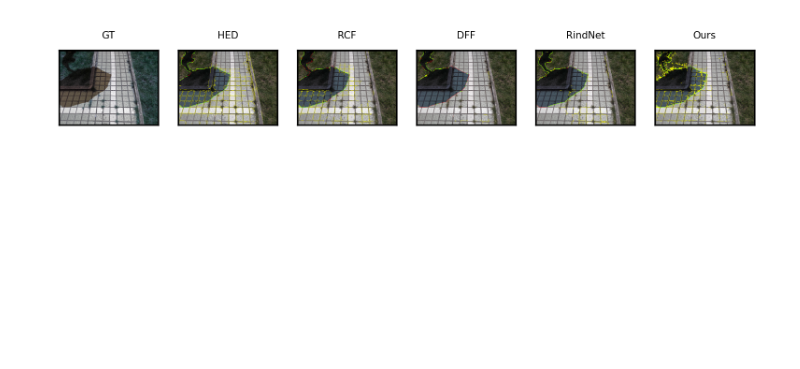
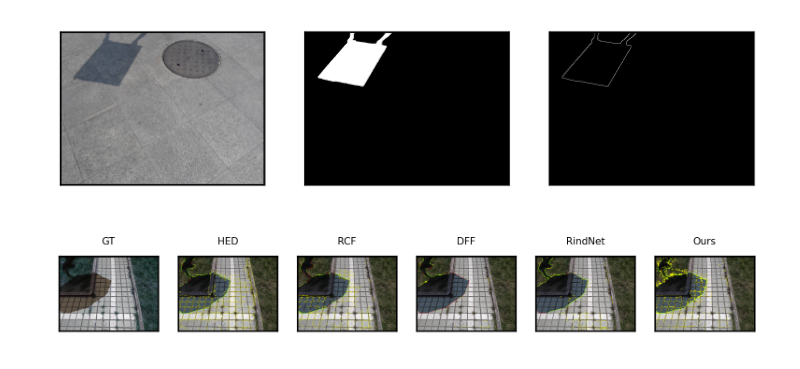
Before and after one commit to Daniellli/ECT, a Jupyter notebook: jupyters/istd_qualitative.ipynb, the cells around one changed output. Saved outputs shown, nothing was run; the diff lists cells and outputs as text; code cells hidden in the pictures; blank space fills up the shorter version.

Commit message:
prepare the qualitative result done

```diff
--- a/jupyters/istd_qualitative.ipynb
+++ b/jupyters/istd_qualitative.ipynb
@@ -89,6 +89,18 @@ class ISTDQualitativeSelector:
         image,gt_edge_map  = self.dataset.getitem(self.dataset.name2idx(name+".png"))
         gt_edge_map = gt_edge_map/255
         return image,gt_edge_map
+
+
+
+    def get_origin_data_all(self,idx):
+        name = self.name_list[idx]
+
+
+        image,shadow_mask,gt_edge_map  = self.dataset.getitem_all(self.dataset.name2idx(name+".png"))
+
+        gt_edge_map = gt_edge_map/255
+
+        return image,shadow_mask,gt_edge_map
 
     def getitem(self,idx):
         name = self.name_list[idx]
@@ -189,3 +201,25 @@ ours_selector = ISTDQualitativeSelector('/home/DISCOVER_summer2022/xusc/exp/Cerb
+# %%
+
+
+save_dir='logs/data/istd'
+make_dir(save_dir)
+
+
+def generate_data_qualitatives(drawer):
+    best_list = drawer.get_best_image()
+
+    for name, details in best_list[:100]:
+        idx = drawer.name2idx(name)
+        image,gt_edge_mask,gt_edge_map = drawer.get_origin_data_all(idx)
+        image= image[:,:,::-1]
+
+        tmp_list = [image,gt_edge_mask,gt_edge_map]
+        save_name = join(save_dir,'%s.png'%(name))
+        show_imgs(tmp_list,[0]*(len(tmp_list)-2)+[1,1],img_name=save_name)
+
+generate_data_qualitatives(ours_selector)
+# %% [output]
+[figure, added]
 # %%
 
 def get_best_image(main_drawer,other_drawer_list):
```
Also changed, not shown: parts of 1 cell of this notebook, 6 other files.
